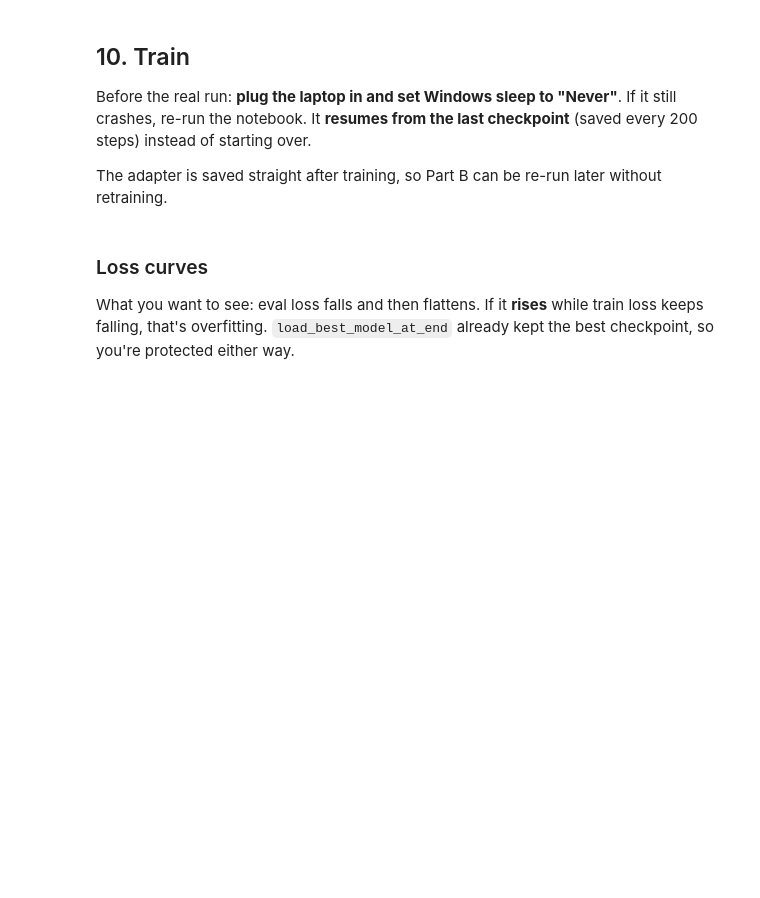
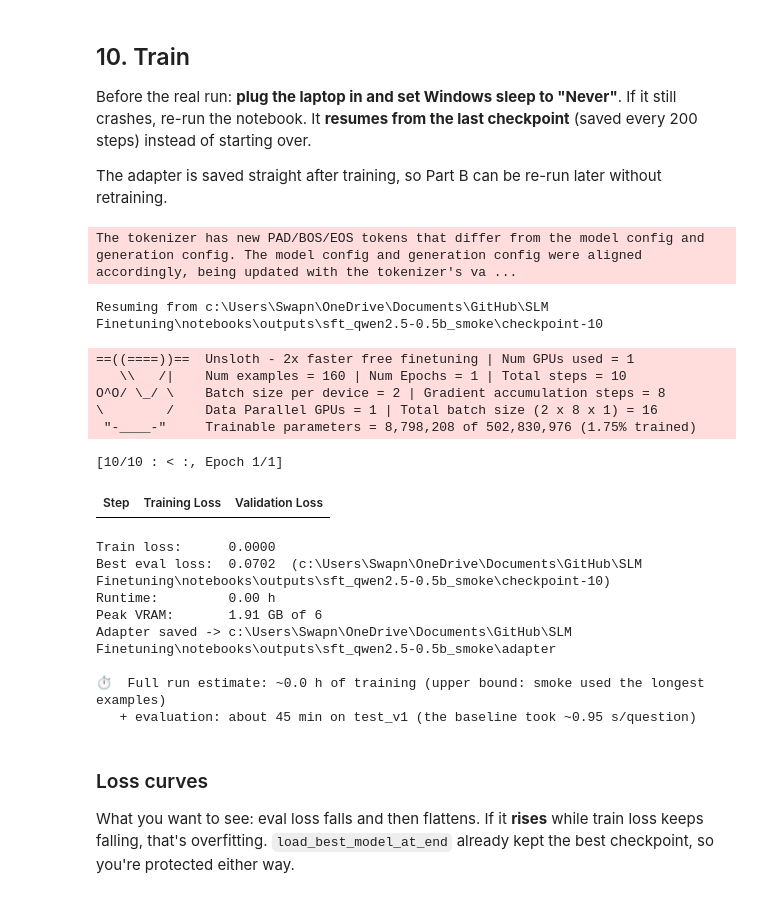
Before and after one commit to SwapnilGEU/Toolcaller-SLM, a Jupyter notebook: notebooks/04_sft_training_v2.ipynb, the cells around one changed output. Cells and saved outputs as stored; diff of their text form; code cells hidden in the pictures; blank space fills up the shorter version.

```diff
--- a/notebooks/04_sft_training_v2.ipynb
+++ b/notebooks/04_sft_training_v2.ipynb
@@ -287,13 +391,14 @@ assert max(lengths) <= MAX_SEQ_LENGTH
 ### Train/val sets for this run
 Smoke test: the 160 **longest** training examples (worst-case VRAM) + 50 val. Real run: everything.
 # %%
-train_ds, val_ds = cast(Any, dataset["train"]), cast(Any, dataset["validation"])
-full_train_chars = sum(len(t) for t in train_ds["text"])        # used for the time estimate
+train_ds, val_ds = dataset["train"], dataset["validation"]
+full_train_chars = sum(len(t) for t in cast(Any, train_ds)["text"])  # used for the time estimate
 
 if SMOKE_TEST:
-    char_lengths = [len(t) for t in train_ds["text"]]
+    char_lengths = [len(t) for t in cast(Any, train_ds)["text"]]
     longest = sorted(range(len(char_lengths)), key=lambda i: char_lengths[i], reverse=True)
-    train_ds = train_ds.select(longest[: SMOKE_STEPS * BATCH_SIZE * GRAD_ACCUM])
+    train_ds = cast(Any, train_ds).select(longest[: SMOKE_STEPS * BATCH_SIZE * GRAD_ACCUM])
+    val_ds = cast(Any, val_ds).select(range(50))
     val_ds = val_ds.select(range(50))
 
-print(f"train: {len(train_ds):,} | val: {len(val_ds):,}")
+print(f"train: {len(cast(Any, train_ds)):,} | val: {len(cast(Any, val_ds)):,}")
@@ -400,30 +504,48 @@ The adapter is saved straight after training, so Part B can be re-run later with
 # %%
 from transformers.trainer_utils import get_last_checkpoint
 
 last_checkpoint = get_last_checkpoint(str(OUTPUT_DIR)) if OUTPUT_DIR.exists() else None
 print("Resuming from", last_checkpoint if last_checkpoint else "scratch")
 
 torch.cuda.reset_peak_memory_stats()
 train_result = trainer.train(resume_from_checkpoint=last_checkpoint)
 peak_train_vram = torch.cuda.max_memory_allocated() / 1024**3
 
 model.save_pretrained(str(ADAPTER_DIR))         # best checkpoint (load_best_model_at_end)
 tokenizer.save_pretrained(str(ADAPTER_DIR))
 (RESULTS_DIR / "train_log.json").write_text(json.dumps(trainer.state.log_history, indent=2))
 
 print(f"\nTrain loss:      {train_result.training_loss:.4f}")
 print(f"Best eval loss:  {trainer.state.best_metric:.4f}  ({trainer.state.best_model_checkpoint})")
 print(f"Runtime:         {train_result.metrics['train_runtime'] / 3600:.2f} h")
 print(f"Peak VRAM:       {peak_train_vram:.2f} GB of 6")
 print(f"Adapter saved -> {ADAPTER_DIR}")
 
 if SMOKE_TEST:
-    smoke_chars = sum(len(t) for t in train_ds["text"])
+    smoke_chars = sum(len(t) for t in cast(Any, train_ds)["text"])
     est_hours = train_result.metrics["train_runtime"] / smoke_chars * full_train_chars * NUM_EPOCHS / 3600
     print(f"\n⏱  Full run estimate: ~{est_hours:.1f} h of training (upper bound: smoke used the longest examples)")
     print("   + evaluation: about 45 min on test_v1 (the baseline took ~0.95 s/question)")
     if peak_train_vram > 5.5:
         print("⚠️  Peak VRAM is close to 6 GB. Set BATCH_SIZE=1, GRAD_ACCUM=16 for the real run.")
+# %% [output]
+The tokenizer has new PAD/BOS/EOS tokens that differ from the model config and generation config. The model config and generation config were aligned accordingly, being updated with the tokenizer's va ...
+Resuming from c:\Users\Swapn\OneDrive\Documents\GitHub\SLM Finetuning\notebooks\outputs\sft_qwen2.5-0.5b_smoke\checkpoint-10
+==((====))==  Unsloth - 2x faster free finetuning | Num GPUs used = 1
+   \\   /|    Num examples = 160 | Num Epochs = 1 | Total steps = 10
+O^O/ \_/ \    Batch size per device = 2 | Gradient accumulation steps = 8
+\        /    Data Parallel GPUs = 1 | Total batch size (2 x 8 x 1) = 16
+ "-____-"     Trainable parameters = 8,798,208 of 502,830,976 (1.75% trained)
+[10/10 : < :, Epoch 1/1]
+| Step | Training Loss | Validation Loss |
+Train loss:      0.0000
+Best eval loss:  0.0702  (c:\Users\Swapn\OneDrive\Documents\GitHub\SLM Finetuning\notebooks\outputs\sft_qwen2.5-0.5b_smoke\checkpoint-10)
+Runtime:         0.00 h
+Peak VRAM:       1.91 GB of 6
+Adapter saved -> c:\Users\Swapn\OneDrive\Documents\GitHub\SLM Finetuning\notebooks\outputs\sft_qwen2.5-0.5b_smoke\adapter
+
+⏱  Full run estimate: ~0.0 h of training (upper bound: smoke used the longest examples)
+   + evaluation: about 45 min on test_v1 (the baseline took ~0.95 s/question)
 # %% [markdown]
 ### Loss curves
 What you want to see: eval loss falls and then flattens. If it **rises** while train loss keeps falling, that's overfitting. `load_best_model_at_end` already kept the best checkpoint, so you're protected either way.
```
Also changed, not shown: parts of 29 cells of this notebook, 9 other files.
